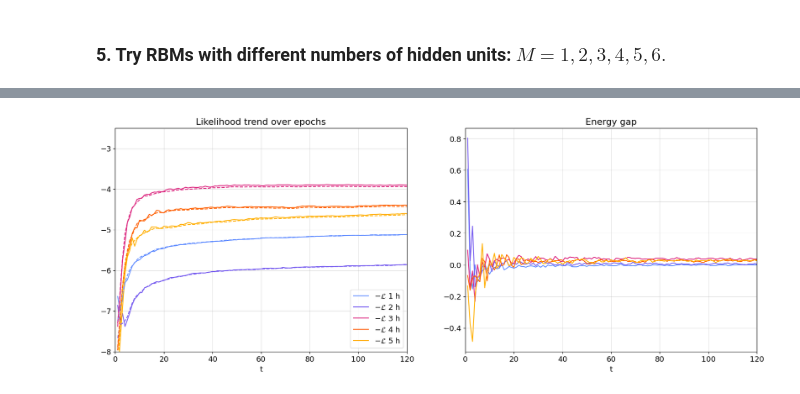
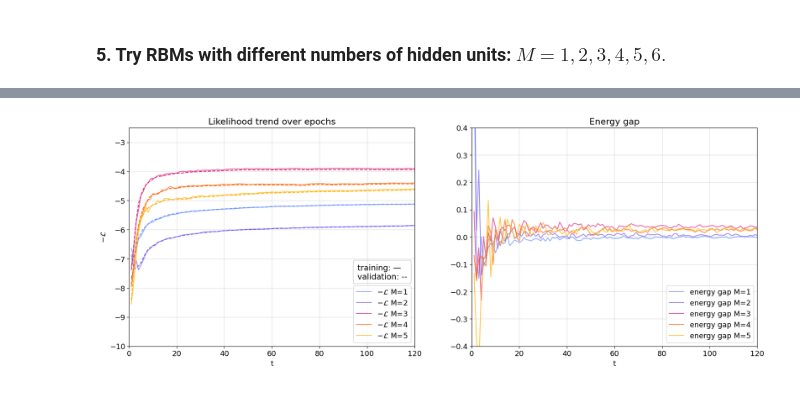
Before and after one commit to GiacomoLongaroni/LCP_mod_B, a Jupyter notebook: Ex4/RBM_24-giulia.ipynb, the cells around one changed output, grey strips where cells are left out. Saved outputs shown, nothing was run; the diff lists cells and outputs as text; code cells hidden in the pictures.

```diff
--- a/Ex4/RBM_24-giulia.ipynb
+++ b/Ex4/RBM_24-giulia.ipynb
@@ -795,17 +781,0 @@ def RBM_train_L(weights , a_func , b_func , verbose=False):
-# %%
-training_loop = []
-for M in range(1,7):
-    print(f'------RBM model with {M} hidden layer------')
-
-    sigma = sqrt(4. / float(L + M))
-    np.random.seed(12345)
-    wloop = sigma * np.random.randn(L,M)
-    aloop = sigma * np.random.randn(L)
-    bloop = np.zeros(M)
-    w0,a0,b0=np.copy(wloop),np.copy(aloop),np.copy(bloop)
-
-    all_conf = get_config(L+M)
-    all_conf_hid = get_config(M)
-
-    w_loop, a_loop, b_loop, logL_loop, dataenergies_loop, logZfunc_loop = RBM_train_L(weights=wloop, a_func=aloop, b_func=bloop)
-    training_loop.append([w_loop, a_loop, b_loop, logL_loop, dataenergies_loop, logZfunc_loop])
@@ -1072,60 +817,42 @@ col_5 = '#FFB000'
 # %%
 # plot log likelihood during training
-
-#logZfunc_ = (-1)*np.array(logZfunc)
-
+from matplotlib.patches import Rectangle, FancyBboxPatch
 fig, ax = plt.subplots(1,2,figsize=(20,7))
 ax[0].grid(alpha=0.4)
 ax[1].grid(alpha=0.4)
-
 eps = np.arange(1, 121, 1)
 
-#ax1 = ax.twinx()
-#ax1.plot(eps, (-1)*np.array(dataenergies), label = '$-$ data energy average', color = 'green')
-ax[0].plot(eps, training_loop[0][3] , label = '$-\\mathcal{L}$ 1 h', color = col_1)
-ax[0].plot(eps, training_loop[1][3] , label = '$-\\mathcal{L}$ 2 h', color = col_2)
-ax[0].plot(eps, training_loop[2][3] , label = '$-\\mathcal{L}$ 3 h', color = col_3)
-ax[0].plot(eps, training_loop[3][3] , label = '$-\\mathcal{L}$ 4 h', color = col_4)
-ax[0].plot(eps, training_loop[4][3] , label = '$-\\mathcal{L}$ 5 h', color = col_5)
-#ax.plot(eps, logL, label = '$\\mathcal{L}$')
+ax[0].plot(eps, training_loop[0][3] , label = '$-\\mathcal{L}$ M=1', color = col_1, alpha = 0.7)
+ax[0].plot(eps, training_loop[1][3] , label = '$-\\mathcal{L}$ M=2', color = col_2, alpha = 0.7)
+ax[0].plot(eps, training_loop[2][3] , label = '$-\\mathcal{L}$ M=3', color = col_3, alpha = 0.7)
+ax[0].plot(eps, training_loop[3][3] , label = '$-\\mathcal{L}$ M=4', color = col_4, alpha = 0.7)
+ax[0].plot(eps, training_loop[4][3] , label = '$-\\mathcal{L}$ M=5', color = col_5, alpha = 0.7)
 ax[0].set_xlabel('t')
+ax[0].set_ylabel('$-\\mathcal{L}$')
 ax[0].set_title('Likelihood trend over epochs')
 ax[0].legend(loc='lower right')
-ax[0].set_ylim(-11.7,-6)
-#ax.set_ylim(-12.7,-9.5)
-# ax1.set_ylim(-0.3,0.7)
-#ax1.legend(loc='upper right')
-#ax1.set_ylabel('$-E$', color = 'green')
-# plot log likelihood during training
+ax[0].text(96, -7.4, "training: \u2014", fontsize=14)
+ax[0].text(96, -7.7, "validation: --", fontsize=14)
+ax[0].add_patch(FancyBboxPatch((94.5,-7.55), 23.8,0.2, fill = False, alpha=0.4, edgecolor = 'grey', boxstyle = 'round'))
+ax[0].plot(eps, training_loop[0][4] , label = '$M=1', linestyle = '--', color = col_1)
+ax[0].plot(eps, training_loop[1][4] , label = '$M=2', linestyle = '--', color = col_2)
+ax[0].plot(eps, training_loop[2][4] , label = '$M=3', linestyle = '--', color = col_3)
+ax[0].plot(eps, training_loop[3][4] , label = '$M=4', linestyle = '--', color = col_4)
+ax[0].plot(eps, training_loop[4][4] , label = '$M=5', linestyle = '--', color = col_5)
+ax[0].set_xlim(0,120)
+ax[0].set_ylim(-10,-2.5)
 
-#logZfunc_ = (-1)*np.array(logZfunc)
-
-#ax1 = ax.twinx()
-#ax1.plot(eps, (-1)*np.array(dataenergies), label = '$-$ data energy average', color = 'green')
-ax[0].plot(eps, training_loop[0][4] , label = '$-\\mathcal{L}$ 1 h', linestyle = '--', color = col_1)
-ax[0].plot(eps, training_loop[1][4] , label = '$-\\mathcal{L}$ 2 h', linestyle = '--', color = col_2)
-ax[0].plot(eps, training_loop[2][4] , label = '$-\\mathcal{L}$ 3 h', linestyle = '--', color = col_3)
-ax[0].plot(eps, training_loop[3][4] , label = '$-\\mathcal{L}$ 4 h', linestyle = '--', color = col_4)
-ax[0].plot(eps, training_loop[4][4] , label = '$-\\mathcal{L}$ 5 h', linestyle = '--', color = col_5)#ax.plot(eps, logL, label = '$\\mathcal{L}$')
-ax[0].set_xlim(0,120)
-#ax[1].set_xlabel('t')
-#ax[1].set_title('Likelihood trend over epochs')
-#ax[1].legend(loc='lower right')
-ax[0].set_ylim(-8,-2.5)
-# ax1.set_ylim(-0.3,0.7)
-#ax1.legend(loc='upper right')
-#ax1.set_ylabel('$-E$', color = 'green')
 ax[1].set_title('Energy gap')
 ax[1].set_xlabel('t')
-ax[1].plot(eps, (np.array(training_loop[0][6]) - np.array(training_loop[0][5])) , label = 'energy gap 1 hidden units', color = col_1)
-ax[1].plot(eps, (np.array(training_loop[1][6]) - np.array(training_loop[1][5])) , label = 'energy gap 2 hidden units', color = col_2)
-ax[1].plot(eps, (np.array(training_loop[2][6]) - np.array(training_loop[2][5])) , label = 'energy gap 3 hidden units', color = col_3)
-ax[1].plot(eps, (np.array(training_loop[3][6]) - np.array(training_loop[3][5])) , label = 'energy gap 4 hidden units', color = col_4)
-ax[1].plot(eps, (np.array(training_loop[4][6]) - np.array(training_loop[4][5])) , label = 'energy gap 5 hidden units', color = col_5)
+ax[1].plot(eps, (np.array(training_loop[0][6]) - np.array(training_loop[0][5])) , label = 'energy gap M=1', color = col_1, alpha = 0.7)
+ax[1].plot(eps, (np.array(training_loop[1][6]) - np.array(training_loop[1][5])) , label = 'energy gap M=2', color = col_2, alpha = 0.7)
+ax[1].plot(eps, (np.array(training_loop[2][6]) - np.array(training_loop[2][5])) , label = 'energy gap M=3', color = col_3, alpha = 0.7)
+ax[1].plot(eps, (np.array(training_loop[3][6]) - np.array(training_loop[3][5])) , label = 'energy gap M=4', color = col_4, alpha = 0.7)
+ax[1].plot(eps, (np.array(training_loop[4][6]) - np.array(training_loop[4][5])) , label = 'energy gap M=5', color = col_5, alpha = 0.7)
 ax[1].set_xlim(0,120)
+ax[1].set_ylim(-0.4,0.4)
+ax[1].legend(loc='lower right')
 
 plt.show()
-
-plt.show()
 # %% [output]
-[figure, old version]
+[figure, new version]
```
Also changed, not shown: parts of 30 cells of this notebook.
